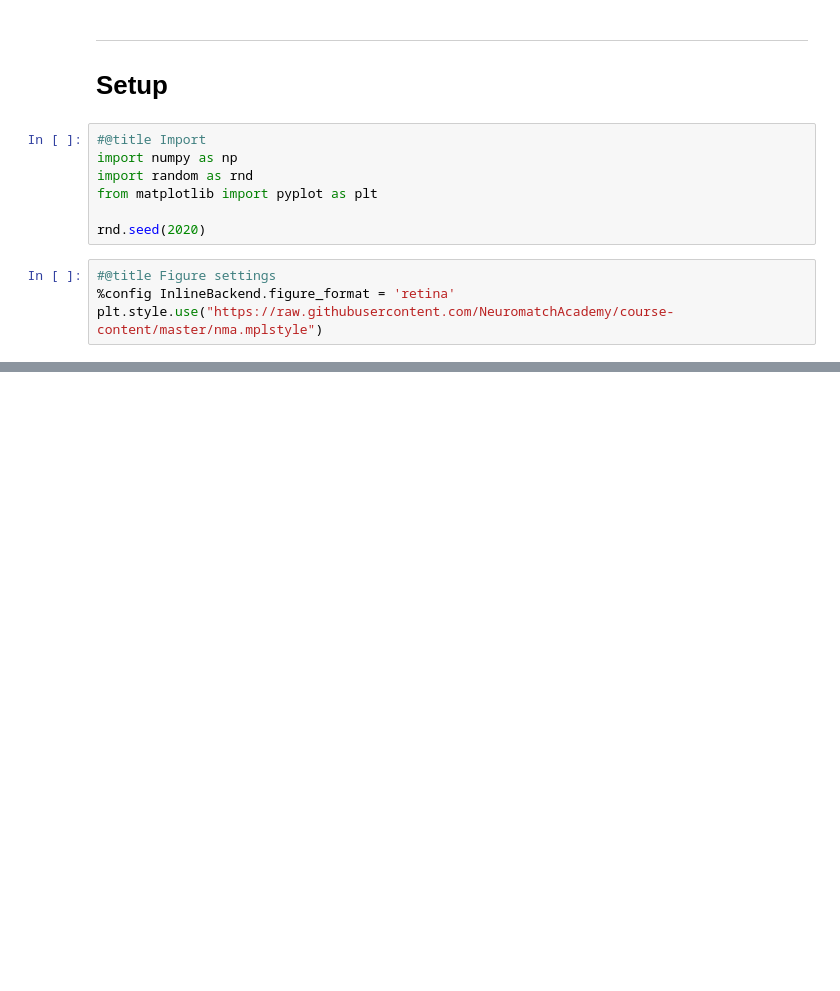
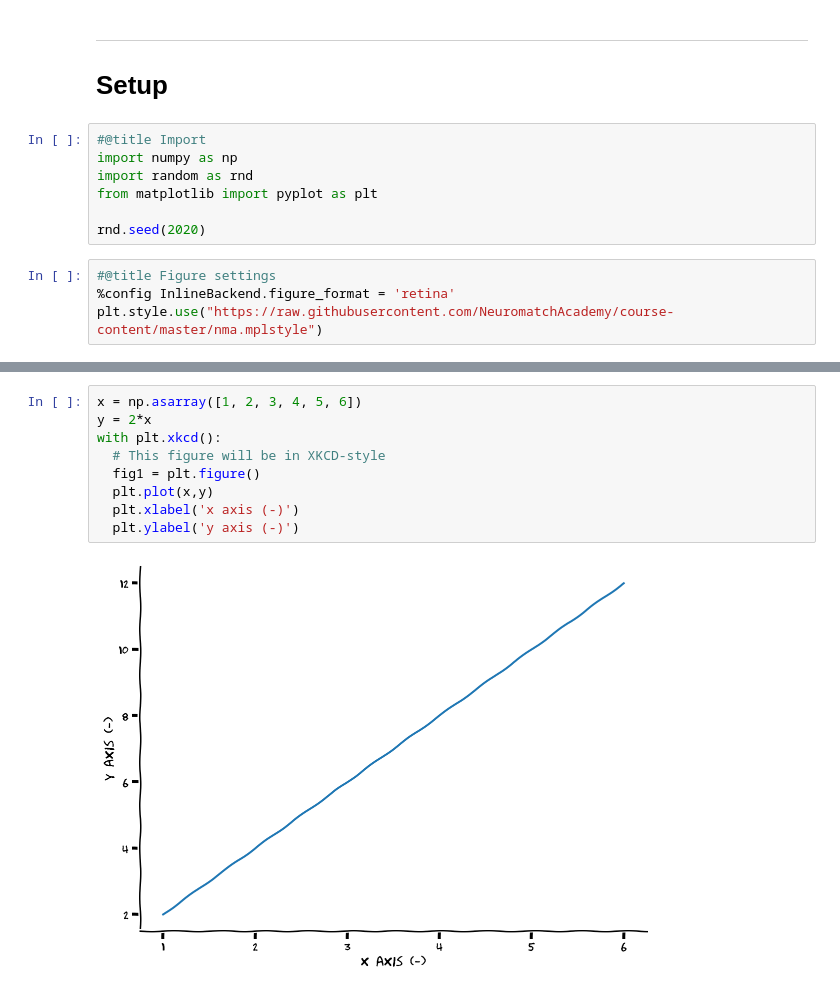
Before and after one commit to rmaffulli/MI_tutorial, a Jupyter notebook: MI_tutorial.ipynb, the cells around one changed output, grey strips where cells are left out. Cells and saved outputs as stored; diff of their text form; blank space fills up the shorter version.

```diff
--- a/MI_tutorial.ipynb
+++ b/MI_tutorial.ipynb
@@ -24,0 +29,11 @@ plt.style.use("https://raw.githubusercontent.com/NeuromatchAcademy/course-conten
+# %%
+x = np.asarray([1, 2, 3, 4, 5, 6])
+y = 2*x
+with plt.xkcd():
+  # This figure will be in XKCD-style
+  fig1 = plt.figure()
+  plt.plot(x,y)
+  plt.xlabel('x axis (-)')
+  plt.ylabel('y axis (-)')
+# %% [output]
+[figure, added]
```
Also changed, not shown: parts of 1 cell of this notebook.
